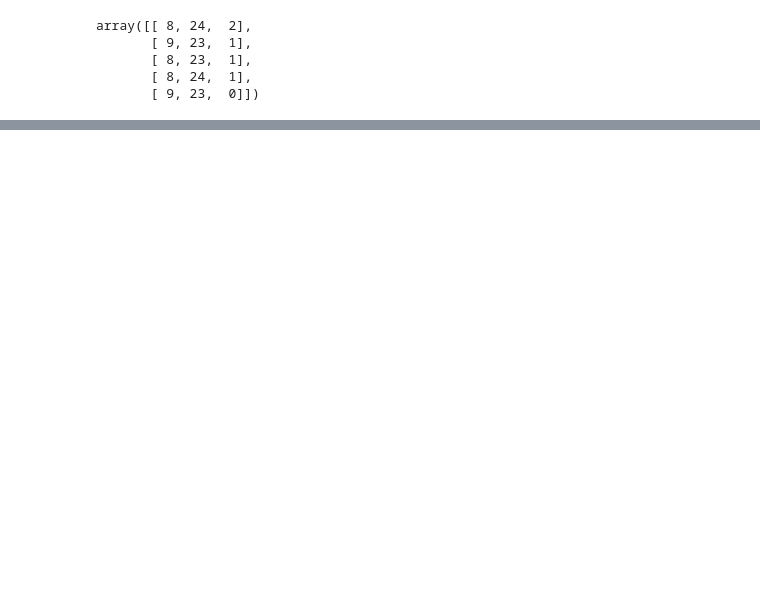
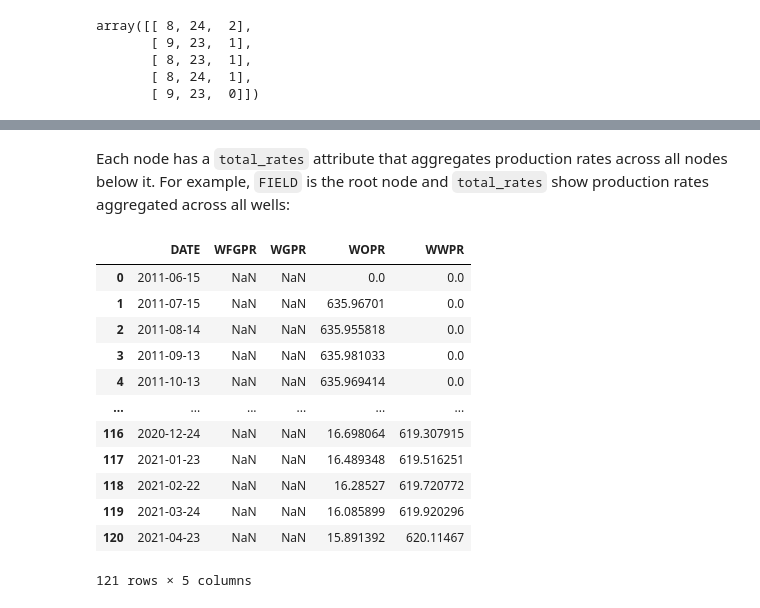
Before and after one commit to deepfield-team/DeepField, a Jupyter notebook: tutorials/04.Wells.ipynb, the cells around one changed output, grey strips where cells are left out. Drawn from its saved outputs; the diff is of its cells as text; code cells hidden in the pictures; blank space fills up the shorter version.

```diff
--- a/tutorials/04.Wells.ipynb
+++ b/tutorials/04.Wells.ipynb
@@ -193,0 +259,18 @@ Done! This tutorial is far from complete, e.g. we do not discuss implemented rat
+# %% [markdown]
+Each node has a `total_rates` attribute that aggregates production rates across all nodes below it. For example, `FIELD` is the root node and `total_rates` show production rates aggregated across all wells:
+# %%
+model_with_rates.wells['FIELD'].total_rates
+# %% [output]
+|  | DATE | WFGPR | WGPR | WOPR | WWPR |
+| 0 | 2011-06-15 | NaN | NaN | 0.0 | 0.0 |
+| 1 | 2011-07-15 | NaN | NaN | 635.96701 | 0.0 |
+| 2 | 2011-08-14 | NaN | NaN | 635.955818 | 0.0 |
+| 3 | 2011-09-13 | NaN | NaN | 635.981033 | 0.0 |
+| 4 | 2011-10-13 | NaN | NaN | 635.969414 | 0.0 |
+| ... | ... | ... | ... | ... | ... |
+| 116 | 2020-12-24 | NaN | NaN | 16.698064 | 619.307915 |
+| 117 | 2021-01-23 | NaN | NaN | 16.489348 | 619.516251 |
+| 118 | 2021-02-22 | NaN | NaN | 16.28527 | 619.720772 |
+| 119 | 2021-03-24 | NaN | NaN | 16.085899 | 619.920296 |
+| 120 | 2021-04-23 | NaN | NaN | 15.891392 | 620.11467 |
+121 rows × 5 columns
```
Also changed, not shown: parts of 33 cells of this notebook, 8 other files.
